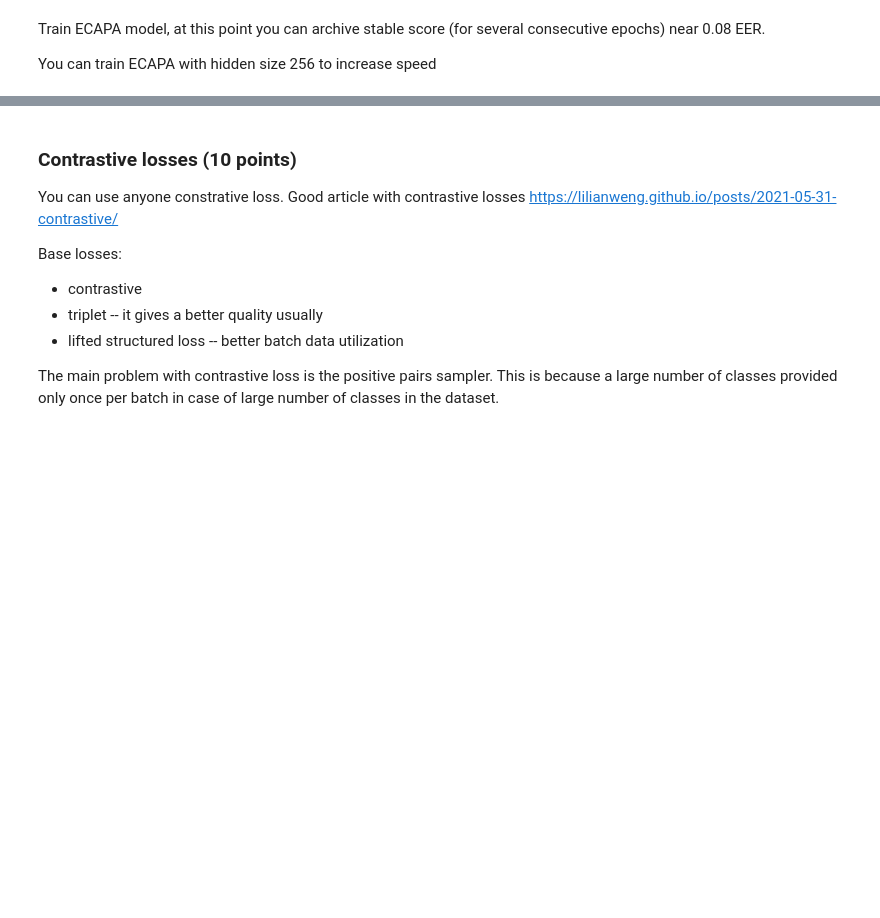
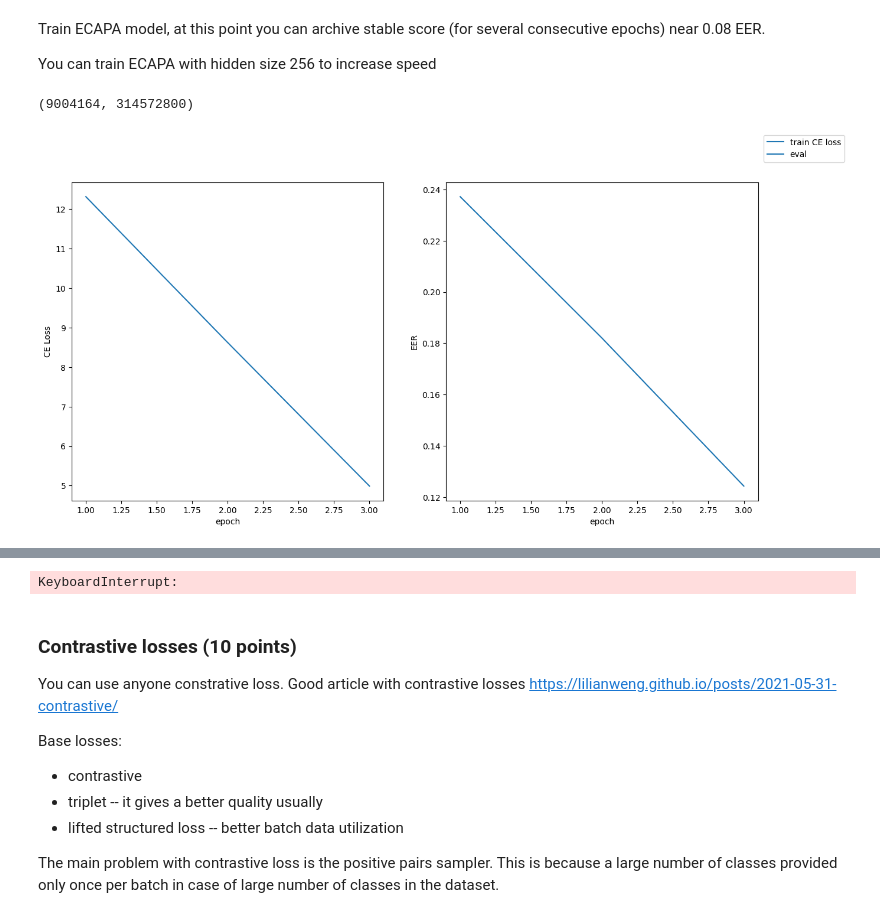
Before and after one commit to justermak/speech, a Jupyter notebook: week_03_kws_bio/homework.ipynb, the cells around one changed output, grey strips where cells are left out. Saved outputs shown, nothing was run; the diff lists cells and outputs as text; code cells hidden in the pictures; blank space fills up the shorter version.

```diff
--- a/week_03_kws_bio/homework.ipynb
+++ b/week_03_kws_bio/homework.ipynb
@@ -154,6 +144,8 @@ def calc_eval_score(model: nn.Module, batch_size: int = 256):
             for embd, path in zip(embds, pathes):
                 items[path] = embd
     for item1, item2, target in test_targets:
+        item1 = item1.replace('/', '\\') # windows is cringe
+        item2 = item2.replace('/', '\\') # windows is cringe x2
         target_scores.append((cosine_similarity(items[item1], items[item2]), target))
     return best_eer(target_scores)
 # %%
@@ -273,8 +369,43 @@ class EcapaTDNN(nn.Module):
+# %%
+class EcapaTDNN(nn.Module):
+    def __init__(self, input_shape: int, output_shape: int, hidden: int, embedding_shape: int):
+        super().__init__()
+        self.conv1 = nn.Conv1d(input_shape, hidden, 5, padding='same')
+        self.relu = nn.ReLU()
+        self.bn = nn.BatchNorm1d(hidden)
+        self.block1 = EcapaBlock(hidden, 2)
+        self.block2 = EcapaBlock(hidden, 3)
+        self.block3 = EcapaBlock(hidden, 4)
+        self.conv1_2 = nn.Sequential(
+            nn.Conv1d(hidden * 3, hidden * 3, 1),
+            nn.ReLU(),
+        )
+        self.pool = AttentiveStatsPooling(hidden * 3, hidden)
+        self.bn1 = nn.BatchNorm1d(hidden * 6)
+        self.fc = nn.Linear(hidden * 6, embedding_shape)
+        self.bn2 = nn.BatchNorm1d(embedding_shape)
+        self.aam_sm = AAMSoftmax(embedding_shape, output_shape, 0.2, 30)
+
+
+    def forward(self, X):
+        out = self.conv1(X)
+        out = self.relu(out)
+        out = self.bn(out)
+        b1 = self.block1(out)
+        b2 = self.block2(b1)
+        b3 = self.block3(b2)
+        out = self.conv1_2(torch.cat([b1, b2, b3], dim=1))
+        out = self.pool(out)
+        out = self.bn1(out)
+        out = self.fc(out)
+        out = self.bn2(out)
+        return self.aam_sm(out), out
 # %% [markdown]
 Train ECAPA model, at this point you can archive stable score (for several consecutive epochs) near 0.08 EER.
 
 You can train ECAPA with hidden size 256 to increase speed
 # %%
-model = EcapaTDNN(FEATS, trainset.speakers(), 128).to(DEVICE)
-opt = optim.Adam(model.parameters())
-train(model, opt, batch_size=128)
+torch.cuda.empty_cache()
+model = EcapaTDNN(FEATS, trainset.speakers(), 256, 160).to(DEVICE)
+opt = optim.Adam(model.parameters(), weight_decay=2e-5)
+scheduler = torch.optim.lr_scheduler.CyclicLR(opt, base_lr=2e-5, max_lr=1e-2, mode="triangular2")
@@ -283,0 +412,11 @@ torch.save(model, 'model.pt')
+# %%
+num = 0
+for param in model.parameters():
+    num += param.numel() * 4
+num, 256 * 6 * 800 * 64 * 4
+# %% [output]
+(9004164, 314572800)
+# %%
+train(model, opt, scheduler, batch_size=64, epochs=20)
+# %% [output]
+[figure, added]
@@ -283,0 +424 @@ torch.save(model, 'model.pt')
+KeyboardInterrupt:
```
Also changed, not shown: parts of 23 cells of this notebook, 2 other files.
